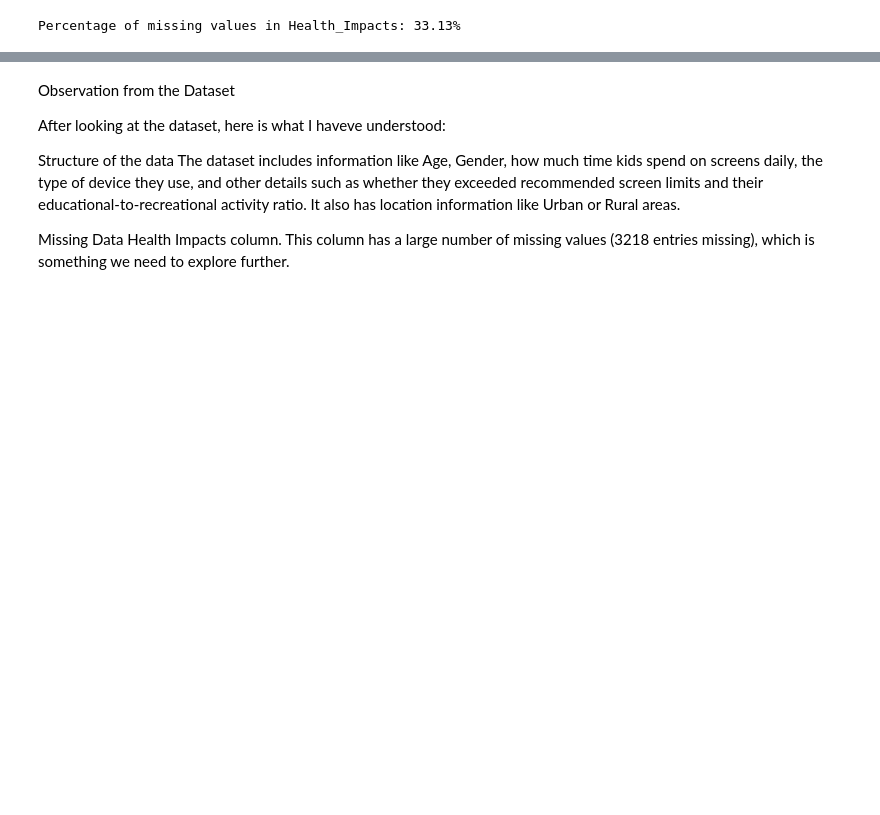
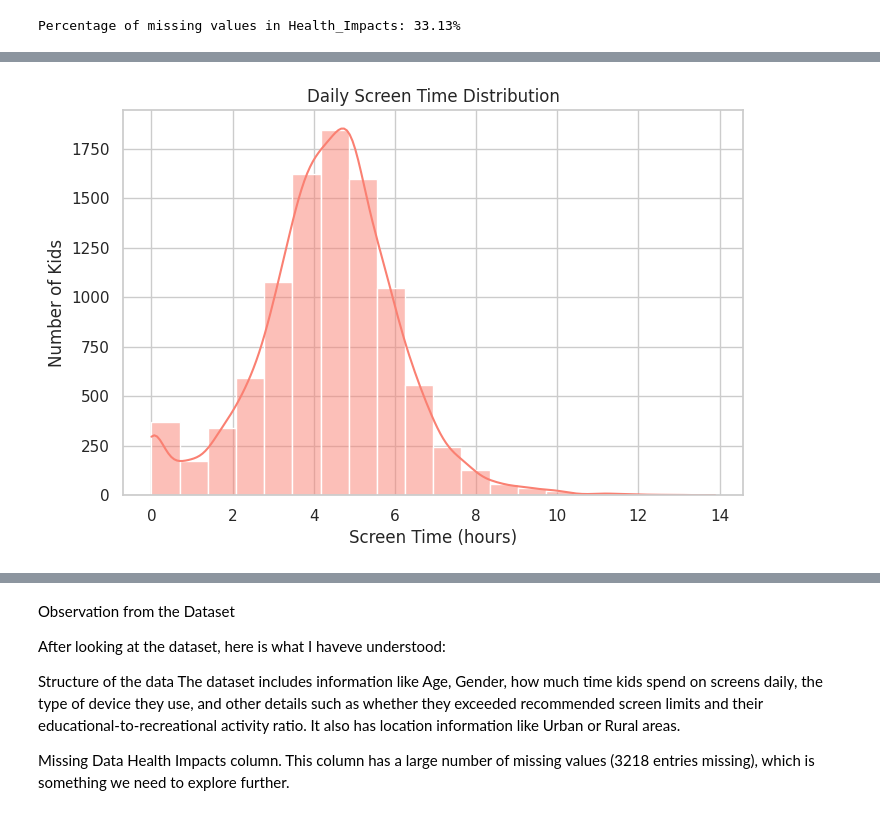
Before and after one commit to springboardmentor2468a-lab/Projects, a Jupyter notebook: task1.ipynb, the cells around one changed output, grey strips where cells are left out. Saved outputs shown, nothing was run; the diff lists cells and outputs as text; code cells hidden in the pictures; blank space fills up the shorter version.

```diff
--- a/task1.ipynb
+++ b/task1.ipynb
@@ -200,0 +217,10 @@ Percentage of missing values in Health_Impacts: 33.13%
+# %%
+# 2. Average Daily Screen Time
+plt.figure(figsize=(8,5))
+sns.histplot(df['Avg_Daily_Screen_Time_hr'], bins=20, kde=True, color="salmon")
+plt.title("Daily Screen Time Distribution")
+plt.xlabel("Screen Time (hours)")
+plt.ylabel("Number of Kids")
+plt.show()
+# %% [output]
+[figure, added]
```
Also changed, not shown: parts of 8 cells of this notebook.
